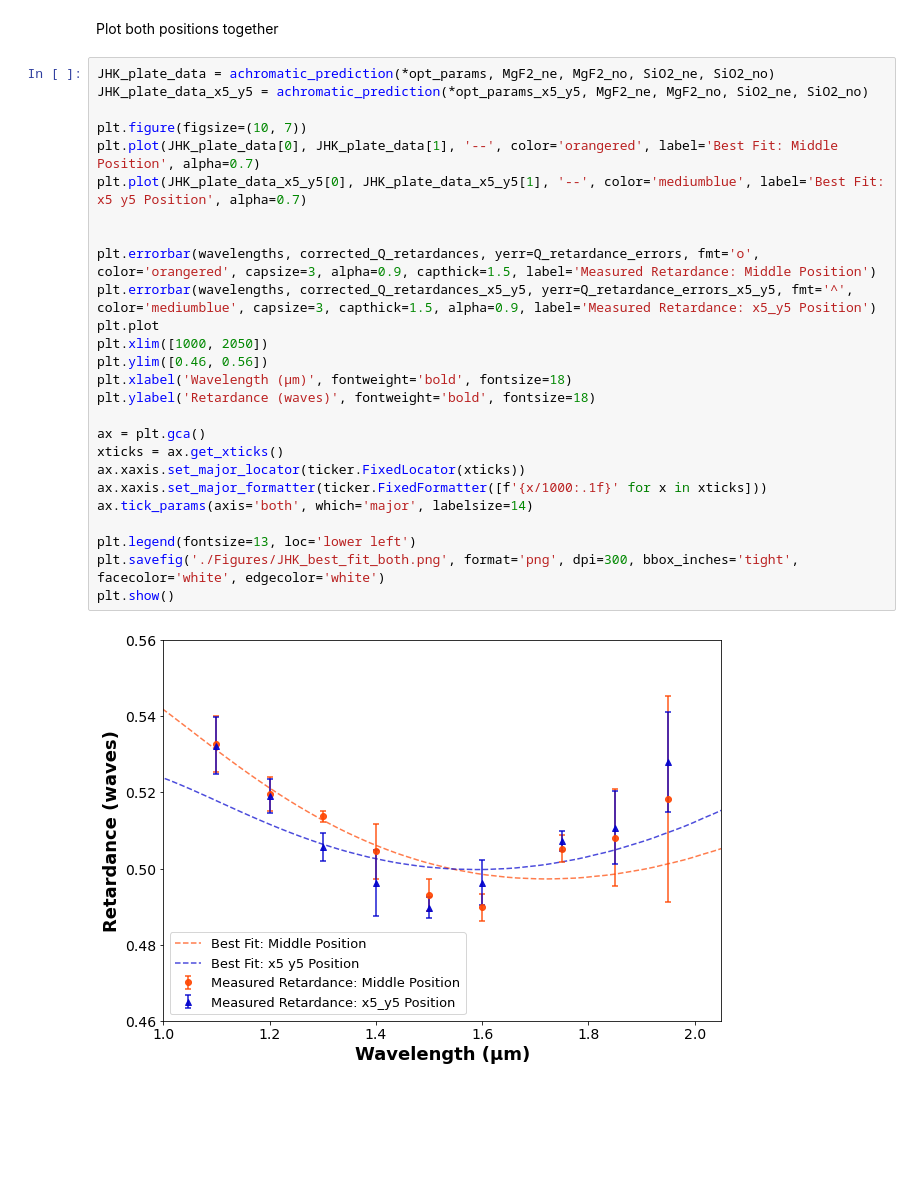
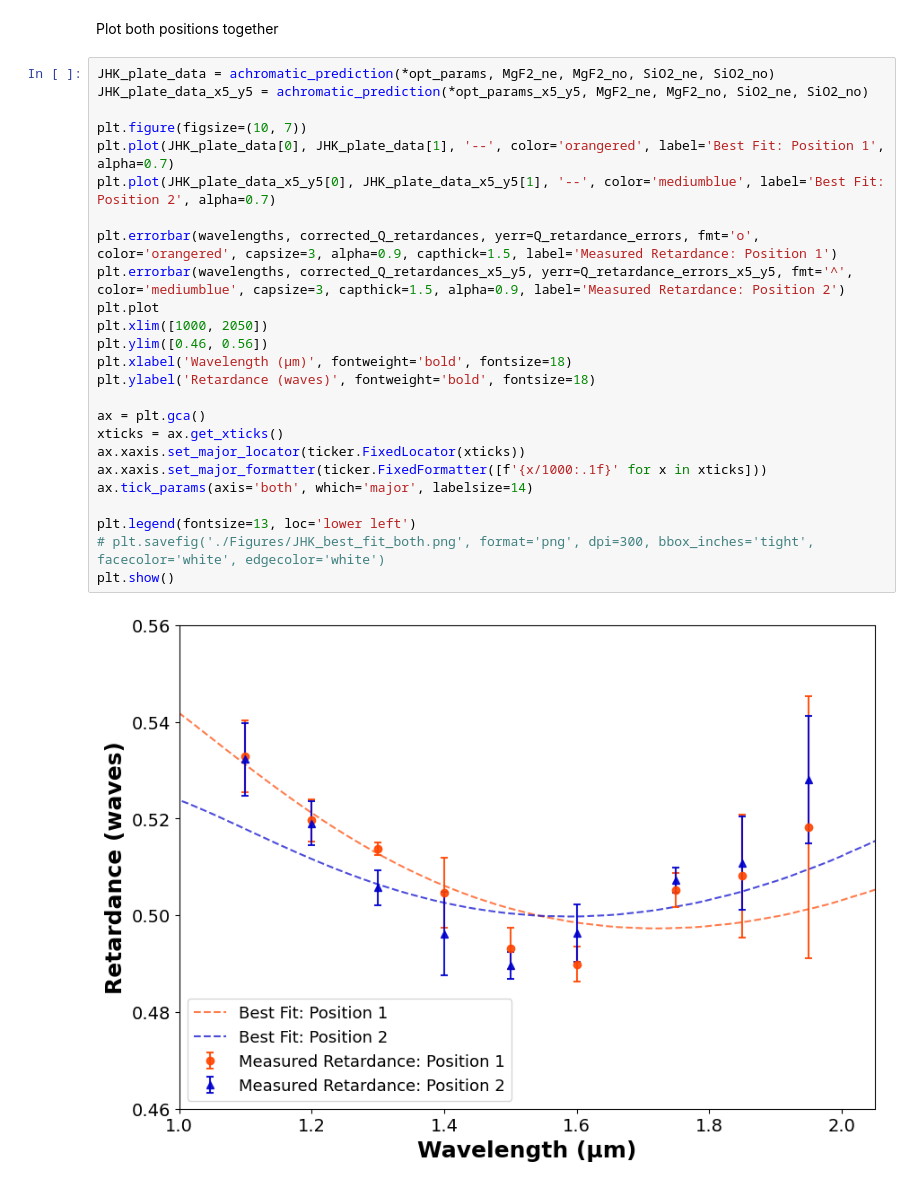
Before and after one commit to wcmelby/wcmelby-HWP_Characterizations, a Jupyter notebook: SuperK_Select_Data/JHK_Plate/JHK_SuperK_Analysis.ipynb, the cells around one changed output. Drawn from its saved outputs; the diff is of its cells as text; blank space fills up the shorter version.

```diff
--- a/SuperK_Select_Data/JHK_Plate/JHK_SuperK_Analysis.ipynb
+++ b/SuperK_Select_Data/JHK_Plate/JHK_SuperK_Analysis.ipynb
@@ -903,28 +903,27 @@ Plot both positions together
 # %%
 JHK_plate_data = achromatic_prediction(*opt_params, MgF2_ne, MgF2_no, SiO2_ne, SiO2_no)
 JHK_plate_data_x5_y5 = achromatic_prediction(*opt_params_x5_y5, MgF2_ne, MgF2_no, SiO2_ne, SiO2_no)
 
 plt.figure(figsize=(10, 7))
-plt.plot(JHK_plate_data[0], JHK_plate_data[1], '--', color='orangered', label='Best Fit: Middle Position', alpha=0.7)
-plt.plot(JHK_plate_data_x5_y5[0], JHK_plate_data_x5_y5[1], '--', color='mediumblue', label='Best Fit: x5 y5 Position', alpha=0.7)
+plt.plot(JHK_plate_data[0], JHK_plate_data[1], '--', color='orangered', label='Best Fit: Position 1', alpha=0.7)
+plt.plot(JHK_plate_data_x5_y5[0], JHK_plate_data_x5_y5[1], '--', color='mediumblue', label='Best Fit: Position 2', alpha=0.7)
 
-
-plt.errorbar(wavelengths, corrected_Q_retardances, yerr=Q_retardance_errors, fmt='o', color='orangered', capsize=3, alpha=0.9, capthick=1.5, label='Measured Retardance: Middle Position')
-plt.errorbar(wavelengths, corrected_Q_retardances_x5_y5, yerr=Q_retardance_errors_x5_y5, fmt='^', color='mediumblue', capsize=3, capthick=1.5, alpha=0.9, label='Measured Retardance: x5_y5 Position')
+plt.errorbar(wavelengths, corrected_Q_retardances, yerr=Q_retardance_errors, fmt='o', color='orangered', capsize=3, alpha=0.9, capthick=1.5, label='Measured Retardance: Position 1')
+plt.errorbar(wavelengths, corrected_Q_retardances_x5_y5, yerr=Q_retardance_errors_x5_y5, fmt='^', color='mediumblue', capsize=3, capthick=1.5, alpha=0.9, label='Measured Retardance: Position 2')
 plt.plot
 plt.xlim([1000, 2050])
 plt.ylim([0.46, 0.56])
 plt.xlabel('Wavelength (μm)', fontweight='bold', fontsize=18)
 plt.ylabel('Retardance (waves)', fontweight='bold', fontsize=18)
 
 ax = plt.gca()
 xticks = ax.get_xticks()
 ax.xaxis.set_major_locator(ticker.FixedLocator(xticks))
 ax.xaxis.set_major_formatter(ticker.FixedFormatter([f'{x/1000:.1f}' for x in xticks]))
 ax.tick_params(axis='both', which='major', labelsize=14)
 
 plt.legend(fontsize=13, loc='lower left')
-plt.savefig('./Figures/JHK_best_fit_both.png', format='png', dpi=300, bbox_inches='tight', facecolor='white', edgecolor='white')
+# plt.savefig('./Figures/JHK_best_fit_both.png', format='png', dpi=300, bbox_inches='tight', facecolor='white', edgecolor='white')
 plt.show()
 # %% [output]
-[figure, old version]
+[figure, new version]
```
Also changed, not shown: parts of 2 cells of this notebook, 5 other files.
